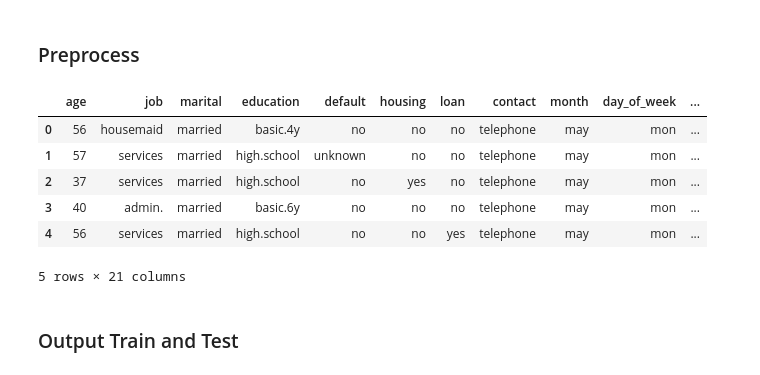
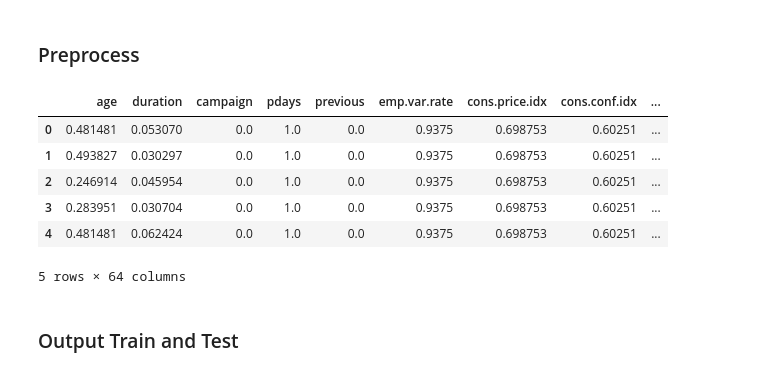
Before and after one commit to miqalvarez/A2, a Jupyter notebook: CSV-Bank.ipynb, the cells around one changed output. Cells and saved outputs as stored; diff of their text form; code cells hidden in the pictures.

```diff
--- a/CSV-Bank.ipynb
+++ b/CSV-Bank.ipynb
@@ -21,20 +21,47 @@ bank.head()
 5 rows × 21 columns
 # %% [markdown]
 ### Preprocess
-# %%
-bank.drop("duration", inplace=True, axis=1)
-
-bank.head()
-
-bank.head()
-# %% [output]
-|  | age | job | marital | education | default | housing | loan | contact | month | day_of_week | ... |
-| 0 | 56 | housemaid | married | basic.4y | no | no | no | telephone | may | mon | ... |
-| 1 | 57 | services | married | high.school | unknown | no | no | telephone | may | mon | ... |
-| 2 | 37 | services | married | high.school | no | yes | no | telephone | may | mon | ... |
-| 3 | 40 | admin. | married | basic.6y | no | no | no | telephone | may | mon | ... |
-| 4 | 56 | services | married | high.school | no | no | yes | telephone | may | mon | ... |
-5 rows × 21 columns
+# %%
+# Change missing values to mean for numerical columns in a loop
+for col in bank.columns:
+    if bank[col].dtype == 'int64' or bank[col].dtype == 'float64':
+        bank[col].fillna(bank[col].mean(), inplace=True)
+
+# Change missing values to mode for categorical columns in a loop except for y
+for col in bank.columns:
+    if bank[col].dtype == 'object' and col != 'y':
+        bank[col].fillna(bank[col].mode()[0], inplace=True)
+
+# One hot encoding for categorical columns except for y
+bank = pd.get_dummies(bank, columns=['job', 'marital', 'education', 'default', 'housing', 'loan', 'contact', 'month',
+                                     'day_of_week', 'poutcome'])
+
+# Change y to 0 and 1
+bank['y'] = bank['y'].map({'no': 0, 'yes': 1})
+
+# Scale the data using MinMaxScaler
+from sklearn.preprocessing import MinMaxScaler
+
+scaler = MinMaxScaler()
+bank[['age', 'duration', 'campaign', 'pdays', 'previous', 'emp.var.rate', 'cons.price.idx', 'cons.conf.idx',
+      'euribor3m', 'nr.employed']] = scaler.fit_transform(
+    bank[['age', 'duration', 'campaign', 'pdays', 'previous', 'emp.var.rate', 'cons.price.idx', 'cons.conf.idx',
+           'euribor3m', 'nr.employed']])
+
+# move y to the last column
+y = bank['y']
+bank.drop(labels=['y'], axis=1, inplace=True)
+bank.insert(63, 'y', y)
+
+bank.head()
+# %% [output]
+|  | age | duration | campaign | pdays | previous | emp.var.rate | cons.price.idx | cons.conf.idx | ... |
+| 0 | 0.481481 | 0.053070 | 0.0 | 1.0 | 0.0 | 0.9375 | 0.698753 | 0.60251 | ... |
+| 1 | 0.493827 | 0.030297 | 0.0 | 1.0 | 0.0 | 0.9375 | 0.698753 | 0.60251 | ... |
+| 2 | 0.246914 | 0.045954 | 0.0 | 1.0 | 0.0 | 0.9375 | 0.698753 | 0.60251 | ... |
+| 3 | 0.283951 | 0.030704 | 0.0 | 1.0 | 0.0 | 0.9375 | 0.698753 | 0.60251 | ... |
+| 4 | 0.481481 | 0.062424 | 0.0 | 1.0 | 0.0 | 0.9375 | 0.698753 | 0.60251 | ... |
+5 rows × 64 columns
 # %% [markdown]
 ### Output Train and Test
 # %%
```
Also changed, not shown: parts of 1 cell of this notebook, 3 other files.
